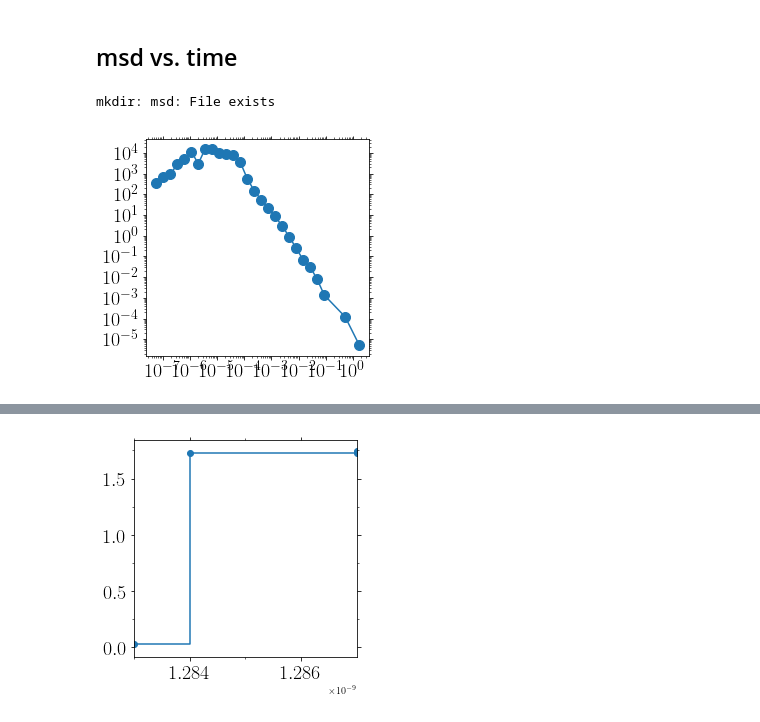
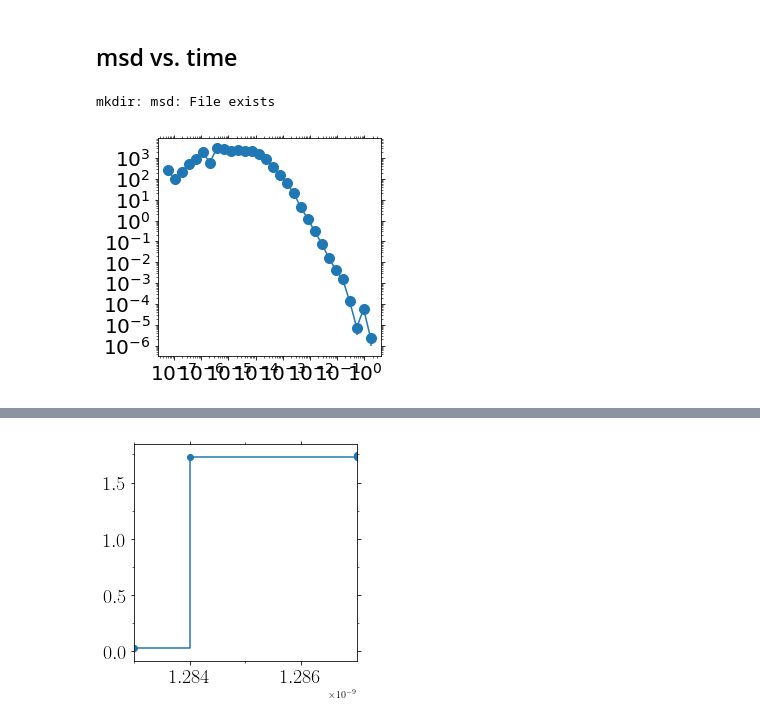
Before and after one commit to kkarimi62/vacancyDiffusion, a Jupyter notebook: postproc/postproc.ipynb, the cells around one changed output, grey strips where cells are left out. Saved outputs shown, nothing was run; the diff lists cells and outputs as text; code cells hidden in the pictures.

```diff
--- a/postproc/postproc.ipynb
+++ b/postproc/postproc.ipynb
@@ -557,35 +561,35 @@ msd.GetPdfJumps() #--- jump distributions
 #--- vacancy
 msd.VacancyDynamics(title='void4.xyz')
 #
-ans = msd.WindowAverage(lmpData.headers['Time'],bins_per_decade=4,LOG=False) #---msd
-ans_logAveraged = msd.WindowAverage(lmpData.headers['Time'],bins_per_decade=4,LOG=True)
+ans = msd.WindowAverage(lmpData.headers['Time'][::2],bins_per_decade=4,LOG=False) #---msd
+ans_logAveraged = msd.WindowAverage(lmpData.headers['Time'][::2],bins_per_decade=4,LOG=True)
 #
 #
 with open('msd/msd.txt','w') as fp:
     np.savetxt(fp,ans,header='t\tmsd\terr')
 #
 with open('msd/msd_logAveraged.txt','w') as fp:
     np.savetxt(fp,ans_logAveraged,header='t\tmsd\terr')
 #
 with open('msd/event_times.txt','w') as fp:
     np.savetxt(fp,lmpData.times,header='t')
 #
 with open('msd/timeseries.txt','w') as fp:
     np.savetxt(fp,np.c_[lmpData.headers],header='Barrier Energy Step Time')
 
 #--- filter based on atom types
 # types = list(set(lmpDisp.coord_atoms_broken[0]['type']))
 # for itype in types:
 #     filtr = lmpDisp.coord_atoms_broken[0]['type'] == itype
 #     msd = MsDisp( lmpDisp, lmpVel,
 #               filtr #--- filter
 #             )
 #     ans = msd.WindowAverage(lmpData.times,bins_per_decade=4)
 #     #--- print
 #     with open('msd/msd_type%s.txt'%itype,'w') as fp:
 #         np.savetxt(fp,ans,header='t\tmsd\terr')
 #     with open('msd/event_times_type%s.txt'%itype,'w') as fp:
 #         np.savetxt(fp,lmpData.times,header='t')
 # %% [output]
 mkdir: msd: File exists
-[figure, old version]
+[figure, new version]
```
Also changed, not shown: parts of 13 cells of this notebook, 1 other file.
